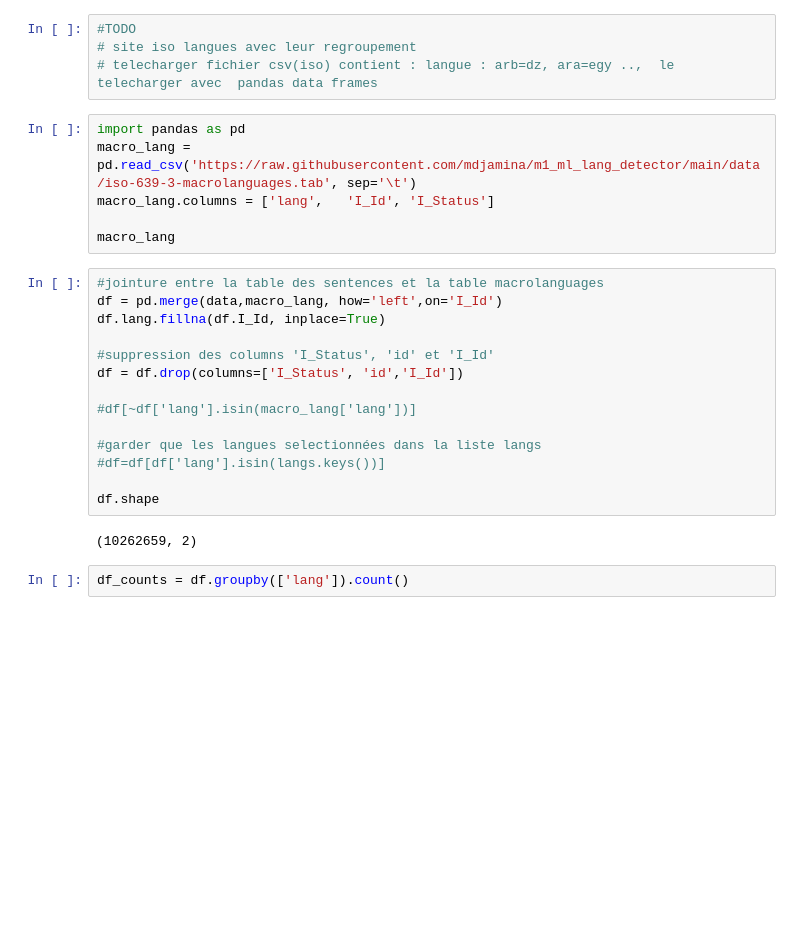
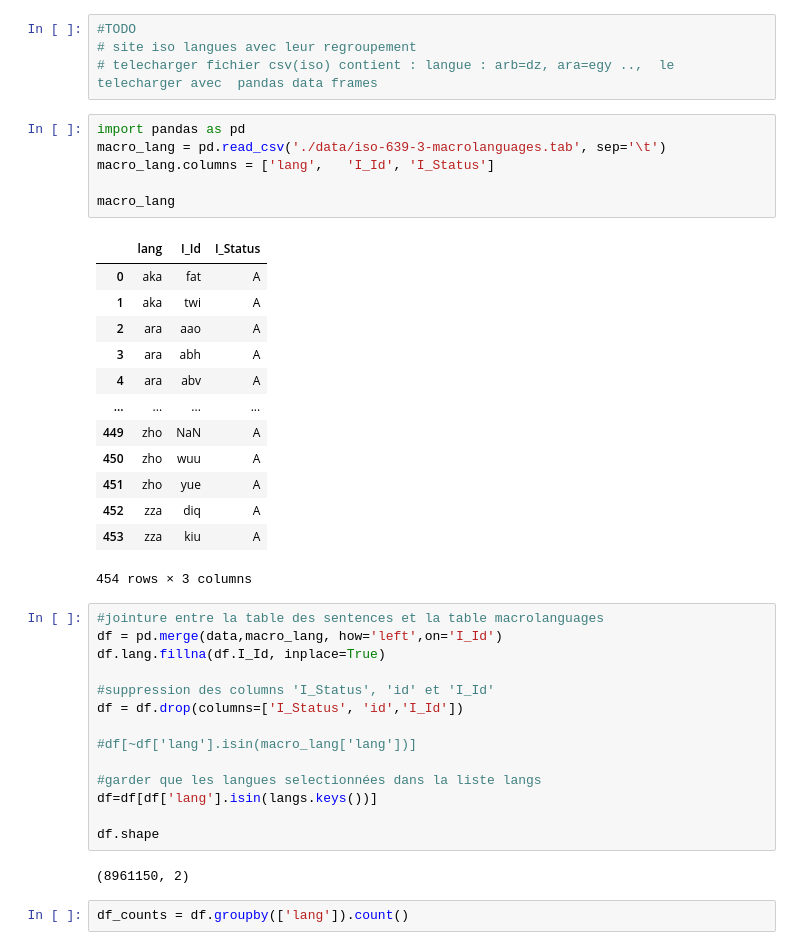
Before and after one commit to mdjamina/m1_ml_lang_detector, a Jupyter notebook: data_pre_processing.ipynb, the cells around one changed output. Drawn from its saved outputs; the diff is of its cells as text; blank space fills up the shorter version.

```diff
--- a/data_pre_processing.ipynb
+++ b/data_pre_processing.ipynb
@@ -78,10 +78,24 @@ len(langs)
 # telecharger fichier csv(iso) contient : langue : arb=dz, ara=egy ..,  le telecharger avec  pandas data frames
 # %%
 import pandas as pd
-macro_lang = pd.read_csv('https://raw.githubusercontent.com/mdjamina/m1_ml_lang_detector/main/data/iso-639-3-macrolanguages.tab', sep='\t')
+macro_lang = pd.read_csv('./data/iso-639-3-macrolanguages.tab', sep='\t')
 macro_lang.columns = ['lang',	'I_Id',	'I_Status']
 
 macro_lang
+# %% [output]
+|  | lang | I_Id | I_Status |
+| 0 | aka | fat | A |
+| 1 | aka | twi | A |
+| 2 | ara | aao | A |
+| 3 | ara | abh | A |
+| 4 | ara | abv | A |
+| ... | ... | ... | ... |
+| 449 | zho | NaN | A |
+| 450 | zho | wuu | A |
+| 451 | zho | yue | A |
+| 452 | zza | diq | A |
+| 453 | zza | kiu | A |
+454 rows × 3 columns
 # %%
 #jointure entre la table des sentences et la table macrolanguages
 df = pd.merge(data,macro_lang, how='left',on='I_Id')
@@ -93,11 +107,11 @@ df = df.drop(columns=['I_Status', 'id','I_Id'])
 #df[~df['lang'].isin(macro_lang['lang'])]
 
 #garder que les langues selectionnées dans la liste langs
-#df=df[df['lang'].isin(langs.keys())]
+df=df[df['lang'].isin(langs.keys())]
 
 df.shape
 # %% [output]
-(10262659, 2)
+(8961150, 2)
 # %%
 df_counts = df.groupby(['lang']).count()
 # %%
```
Also changed, not shown: parts of 10 cells of this notebook, 1 other file.
